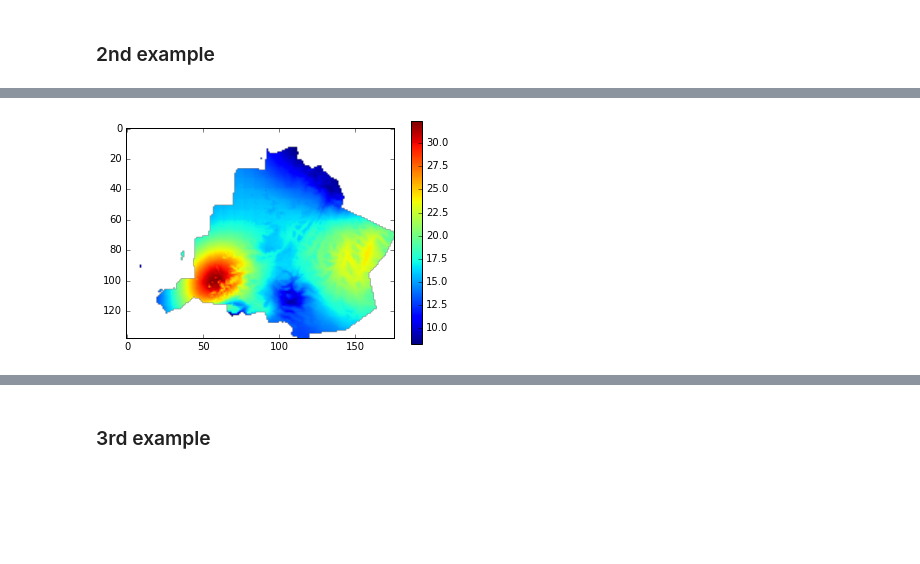
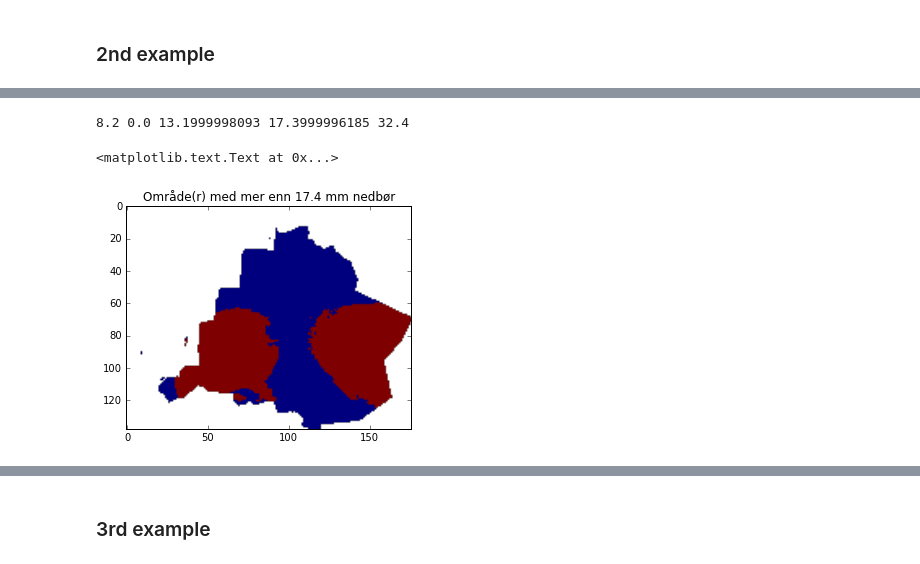
Before and after one commit to kmunve/APS, a Jupyter notebook: aps/notebooks/regional_precipitation_distribution.ipynb, the cells around one changed output, grey strips where cells are left out. Drawn from its saved outputs; the diff is of its cells as text; code cells hidden in the pictures; blank space fills up the shorter version.

```diff
--- a/aps/notebooks/regional_precipitation_distribution.ipynb
+++ b/aps/notebooks/regional_precipitation_distribution.ipynb
@@ -162,13 +172,14 @@ precip = precip_var[0, y1:y2, x1:x2]
-# %%
-region_mask = regions[y1:y2, x1:x2] # redefine region_mask, now clipped to area of interest
-
-precip = np.ma.masked_where(region_mask!=3017, precip)
-
-plt.imshow(precip, aspect='equal')
-plt.colorbar()
-plt.show()
-# %% [output]
-[figure, removed]
+# %%
+flier_low, box_bot, box_center, box_top, flier_high = regional_precip(precip)
+print(flier_low, box_bot, box_center, box_top, flier_high)
+
+precip_high = np.greater(precip, box_top) # mark region of precip over threshold
+plt.imshow(precip_high, aspect='equal')
+plt.title("Område(r) med mer enn {0:.1f} mm nedbør".format(box_top))
+# %% [output]
+8.2 0.0 13.1999998093 17.3999996185 32.4
+<matplotlib.text.Text at 0x...>
+[figure, added]
 # %%
 highest_med_low, highest_med_bot, highest_med_center, highest_med_top, highest_med_high, med_i, med_j = regional_precip_max(precip)
 print(highest_med_low, highest_med_bot, highest_med_center, highest_med_top, highest_med_high, med_i, med_j)
```
Also changed, not shown: parts of 12 cells of this notebook, 3 other files.
